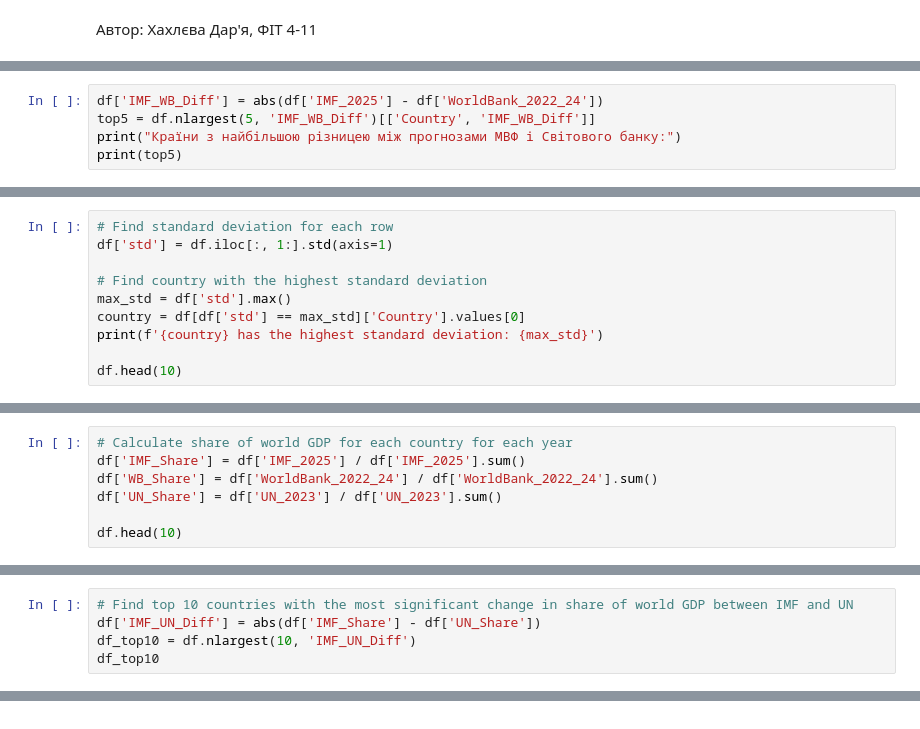
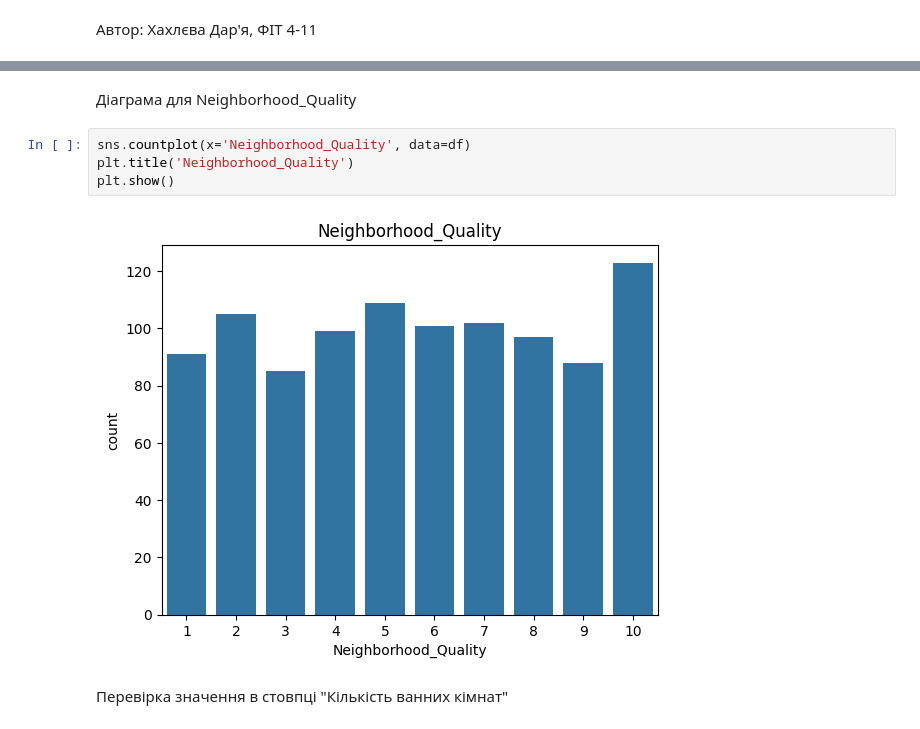
Before and after one commit to darialrsm/Machine-learning, a Jupyter notebook: Хахлєва_пр_3.ipynb, the cells around one changed output, grey strips where cells are left out. Drawn from its saved outputs; the diff is of its cells as text.

```diff
--- a/Хахлєва_пр_3.ipynb
+++ b/Хахлєва_пр_3.ipynb
@@ -217,5 +92,0 @@ World has the largest difference between IMF and WB: 2469308.0
-# %%
-df['IMF_WB_Diff'] = abs(df['IMF_2025'] - df['WorldBank_2022_24'])
-top5 = df.nlargest(5, 'IMF_WB_Diff')[['Country', 'IMF_WB_Diff']]
-print("Країни з найбільшою різницею між прогнозами МВФ і Світового банку:")
-print(top5)
@@ -279,10 +92,0 @@ np.float64(931826.6486486486)
-# %%
-# Find standard deviation for each row
-df['std'] = df.iloc[:, 1:].std(axis=1)
-
-# Find country with the highest standard deviation
-max_std = df['std'].max()
-country = df[df['std'] == max_std]['Country'].values[0]
-print(f'{country} has the highest standard deviation: {max_std}')
-
-df.head(10)
@@ -344,7 +92,0 @@ plt.show()
-# %%
-# Calculate share of world GDP for each country for each year
-df['IMF_Share'] = df['IMF_2025'] / df['IMF_2025'].sum()
-df['WB_Share'] = df['WorldBank_2022_24'] / df['WorldBank_2022_24'].sum()
-df['UN_Share'] = df['UN_2023'] / df['UN_2023'].sum()
-
-df.head(10)
@@ -367,5 +92,0 @@ df.head(10)
-# %%
-# Find top 10 countries with the most significant change in share of world GDP between IMF and UN
-df['IMF_UN_Diff'] = abs(df['IMF_Share'] - df['UN_Share'])
-df_top10 = df.nlargest(10, 'IMF_UN_Diff')
-df_top10
@@ -398,0 +111,10 @@ plt.show()
+# %% [markdown]
+Діаграма для Neighborhood_Quality
+# %%
+sns.countplot(x='Neighborhood_Quality', data=df)
+plt.title('Neighborhood_Quality')
+plt.show()
+# %% [output]
+[figure, added]
+# %% [markdown]
+Перевірка значення в стовпці "Кількість ванних кімнат"
```
Also changed, not shown: parts of 95 cells of this notebook.
